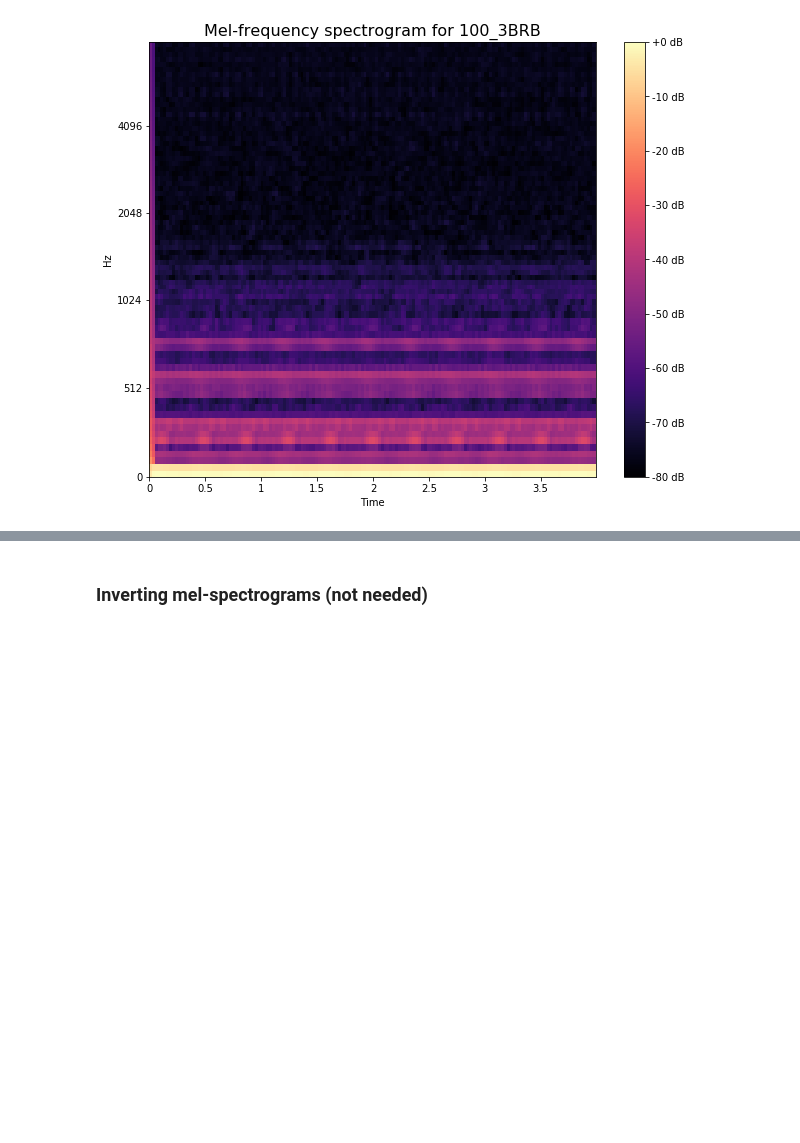
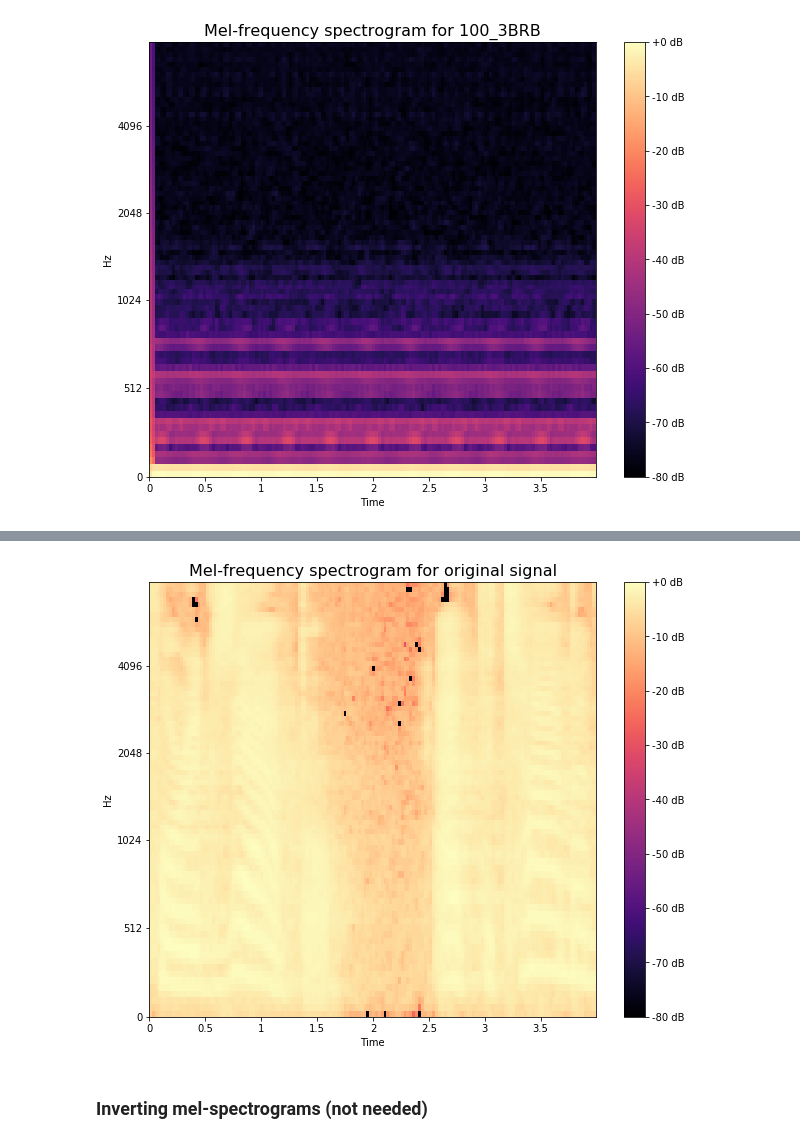
Before and after one commit to nicoladainese96/hifi-gan, a Jupyter notebook: 00_prepare_dataset.ipynb, the cells around one changed output, grey strips where cells are left out. Cells and saved outputs as stored; diff of their text form; code cells hidden in the pictures; blank space fills up the shorter version.

```diff
--- a/00_prepare_dataset.ipynb
+++ b/00_prepare_dataset.ipynb
@@ -142,10 +142,13 @@ def get_mel_spectrogram(data, sr=20000, scale=False, two_steps=False):
 
     return mel_spec
 # %%
-def plot_mel_spectrogram(S, title='Mel-frequency spectrogram', window=157):
+def plot_mel_spectrogram(S, title='Mel-frequency spectrogram', window=157, convert_to_db=True):
     fig, ax = plt.subplots(figsize=(10,8))
     S_cut = S[:,:window]
-    S_dB = librosa.power_to_db(S_cut, ref=np.max)
+    if convert_to_db:
+        S_dB = librosa.power_to_db(S_cut, ref=np.max)
+    else:
+        S_dB = S_cut
     img = librosa.display.specshow(S_dB, x_axis='time',
                              y_axis='mel', sr=20000,
                              fmax=8000, ax=ax)
@@ -225,0 +254,15 @@ for key in mel_specs_2steps.keys():
+# %%
+from meldataset import mel_spectrogram, MAX_WAV_VALUE, load_wav
+from env import AttrDict
+import json
+
+with open('weights/config.json') as f:
+    data = f.read()
+
+global h
+json_config = json.loads(data)
+# this is just a fancy way of passing all the arguments inside config.json to a variable h
+h = AttrDict(json_config)
+
+def get_mel(x, h): # this is not the librosa function
+    return mel_spectrogram(x, h.n_fft, h.num_mels, h.sampling_rate, h.hop_size, h.win_size, h.fmin, h.fmax)
@@ -226,3 +301,7 @@ for key in mel_specs_2steps.keys():
+# %%
+plot_mel_spectrogram(S_original, f'Mel-frequency spectrogram for original signal', convert_to_db=True)
+# %% [output]
+[figure, added]
 # %% [markdown]
 ### Inverting mel-spectrograms (not needed)
 # %%
```
Also changed, not shown: parts of 8 cells of this notebook, 4 other files.
